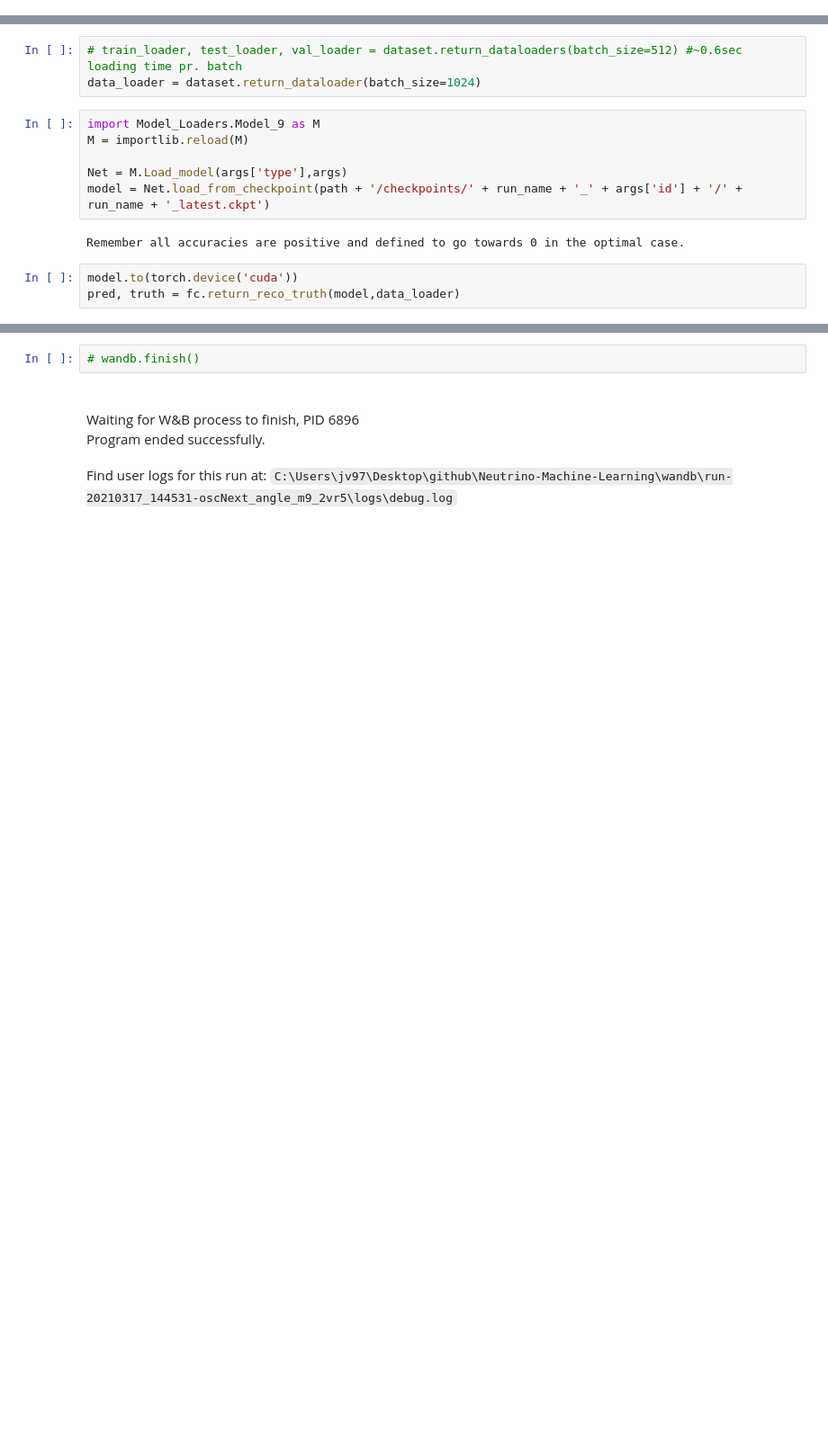
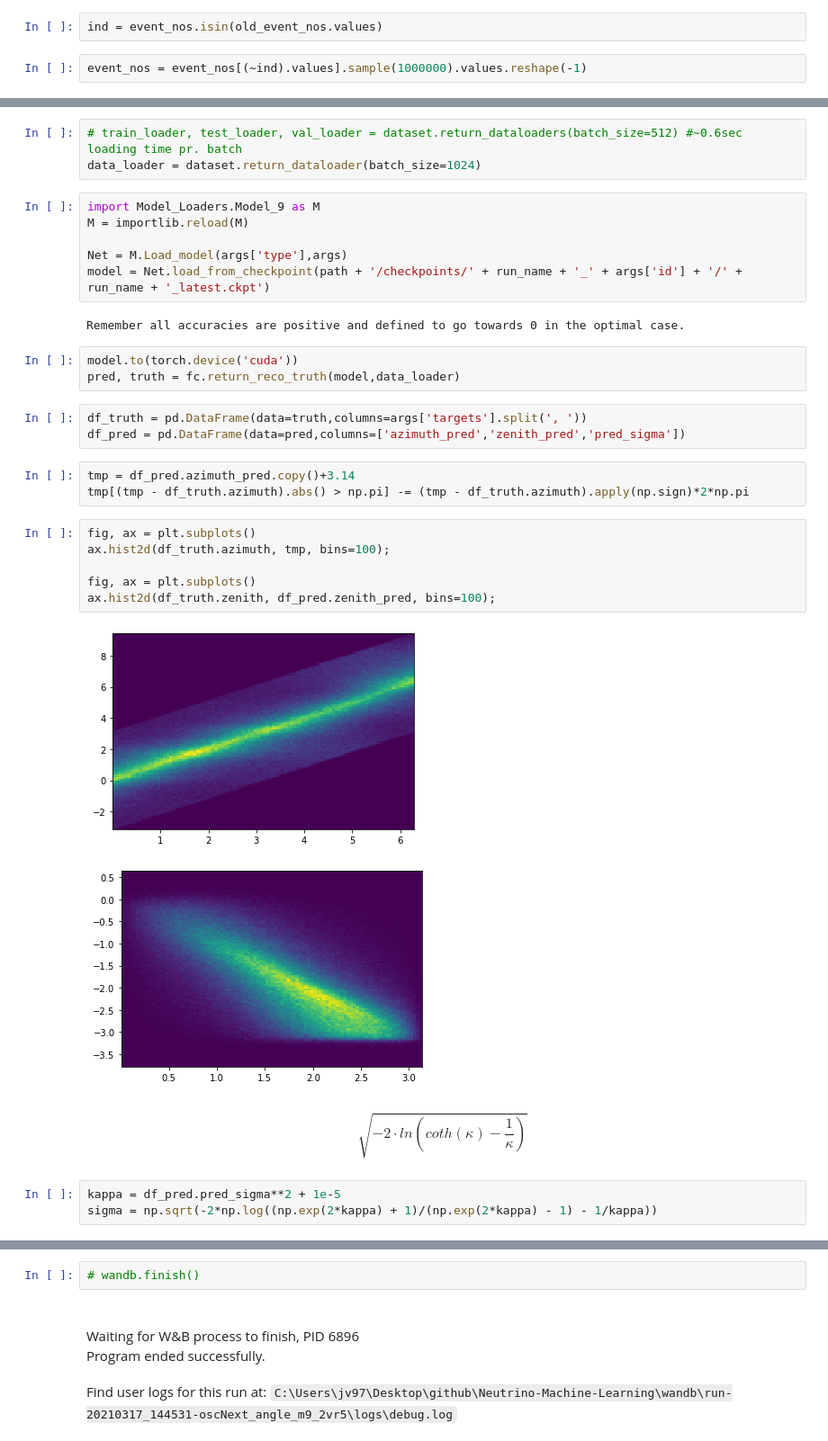
Before and after one commit to Vinther901/Neutrino-Machine-Learning, a Jupyter notebook: Tester_notebook.ipynb, the cells around one changed output, grey strips where cells are left out. Shown: that part at 90% size. Saved outputs shown, nothing was run; the diff lists cells and outputs as text; blank space fills up the shorter version.

```diff
--- a/Tester_notebook.ipynb
+++ b/Tester_notebook.ipynb
@@ -41 +46,5 @@ charge_center, charge_scale = tf['features']['charge_log10'].center_[0], tf['fea
+# %%
+ind = event_nos.isin(old_event_nos.values)
+# %%
+event_nos = event_nos[(~ind).values].sample(1000000).values.reshape(-1)
 # %%
@@ -73,3 +112,23 @@ Remember all accuracies are positive and defined to go towards 0 in the optimal
 # %%
 model.to(torch.device('cuda'))
 pred, truth = fc.return_reco_truth(model,data_loader)
+# %%
+df_truth = pd.DataFrame(data=truth,columns=args['targets'].split(', '))
+df_pred = pd.DataFrame(data=pred,columns=['azimuth_pred','zenith_pred','pred_sigma'])
+# %%
+tmp = df_pred.azimuth_pred.copy()+3.14
+tmp[(tmp - df_truth.azimuth).abs() > np.pi] -= (tmp - df_truth.azimuth).apply(np.sign)*2*np.pi
+# %%
+fig, ax = plt.subplots()
+ax.hist2d(df_truth.azimuth, tmp, bins=100);
+
+fig, ax = plt.subplots()
+ax.hist2d(df_truth.zenith, df_pred.zenith_pred, bins=100);
+# %% [output]
+[figure, added]
+[figure, added]
+# %% [markdown]
+$$ \sqrt{-2\cdot ln\left(coth(\kappa) - \frac{1}{\kappa}\right)} $$
+# %%
+kappa = df_pred.pred_sigma**2 + 1e-5
+sigma = np.sqrt(-2*np.log((np.exp(2*kappa) + 1)/(np.exp(2*kappa) - 1) - 1/kappa))
```
Also changed, not shown: parts of 18 cells of this notebook, 20 other files.
